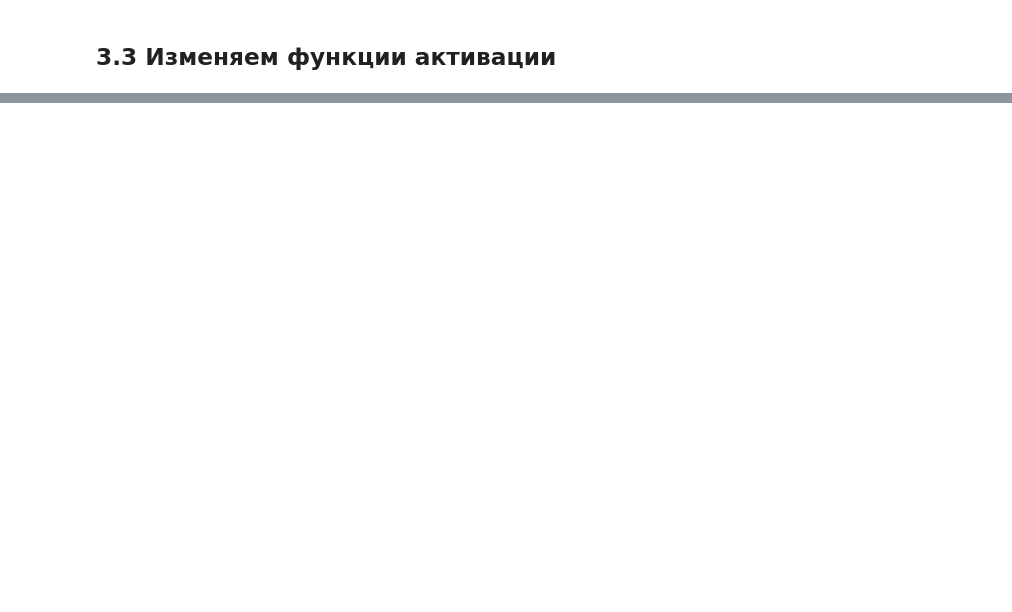
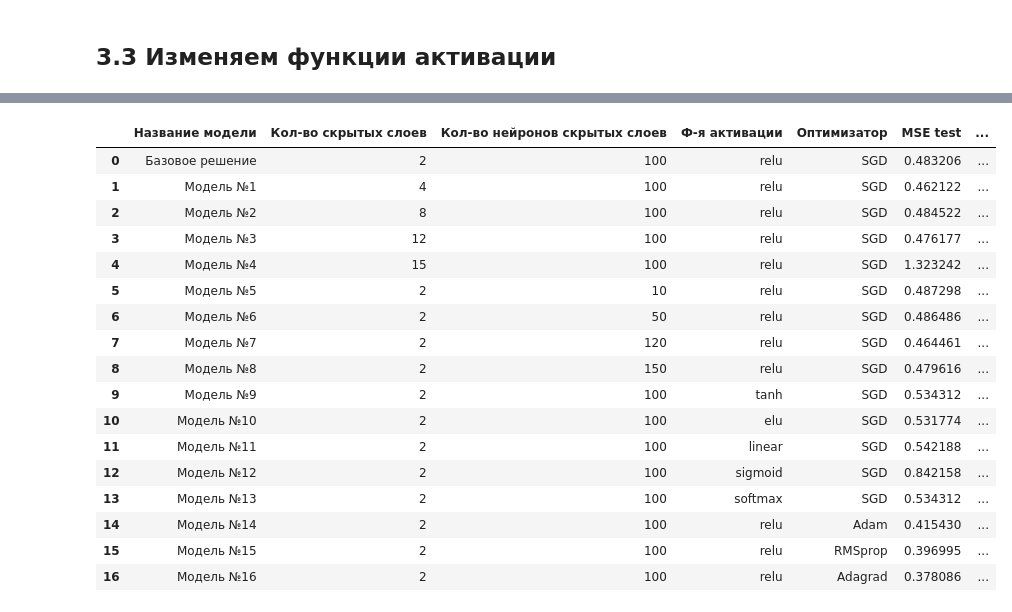
Before and after one commit to dnlygvtv/02_Python_for_Neural_Networks, a Jupyter notebook: HW/HW_3.ipynb, the cells around one changed output, grey strips where cells are left out. Cells and saved outputs as stored; diff of their text form; code cells hidden in the pictures; blank space fills up the shorter version.

```diff
--- a/HW/HW_3.ipynb
+++ b/HW/HW_3.ipynb
@@ -842,0 +1139,25 @@ stata
+# %%
+stats = get_metrics(base_model)
+
+stata = stata.append(make_stata('Модель №16', 2, 100, 'relu', 'Adagrad', stats[0], stats[1]),
+                     ignore_index=True)
+stata
+# %% [output]
+|  | Название модели | Кол-во скрытых слоев | Кол-во нейронов скрытых слоев | Ф-я активации | Оптимизатор | MSE test | ... |
+| 0 | Базовое решение | 2 | 100 | relu | SGD | 0.483206 | ... |
+| 1 | Модель №1 | 4 | 100 | relu | SGD | 0.462122 | ... |
+| 2 | Модель №2 | 8 | 100 | relu | SGD | 0.484522 | ... |
+| 3 | Модель №3 | 12 | 100 | relu | SGD | 0.476177 | ... |
+| 4 | Модель №4 | 15 | 100 | relu | SGD | 1.323242 | ... |
+| 5 | Модель №5 | 2 | 10 | relu | SGD | 0.487298 | ... |
+| 6 | Модель №6 | 2 | 50 | relu | SGD | 0.486486 | ... |
+| 7 | Модель №7 | 2 | 120 | relu | SGD | 0.464461 | ... |
+| 8 | Модель №8 | 2 | 150 | relu | SGD | 0.479616 | ... |
+| 9 | Модель №9 | 2 | 100 | tanh | SGD | 0.534312 | ... |
+| 10 | Модель №10 | 2 | 100 | elu | SGD | 0.531774 | ... |
+| 11 | Модель №11 | 2 | 100 | linear | SGD | 0.542188 | ... |
+| 12 | Модель №12 | 2 | 100 | sigmoid | SGD | 0.842158 | ... |
+| 13 | Модель №13 | 2 | 100 | softmax | SGD | 0.534312 | ... |
+| 14 | Модель №14 | 2 | 100 | relu | Adam | 0.415430 | ... |
+| 15 | Модель №15 | 2 | 100 | relu | RMSprop | 0.396995 | ... |
+| 16 | Модель №16 | 2 | 100 | relu | Adagrad | 0.378086 | ... |
```
Also changed, not shown: parts of 73 cells of this notebook.
